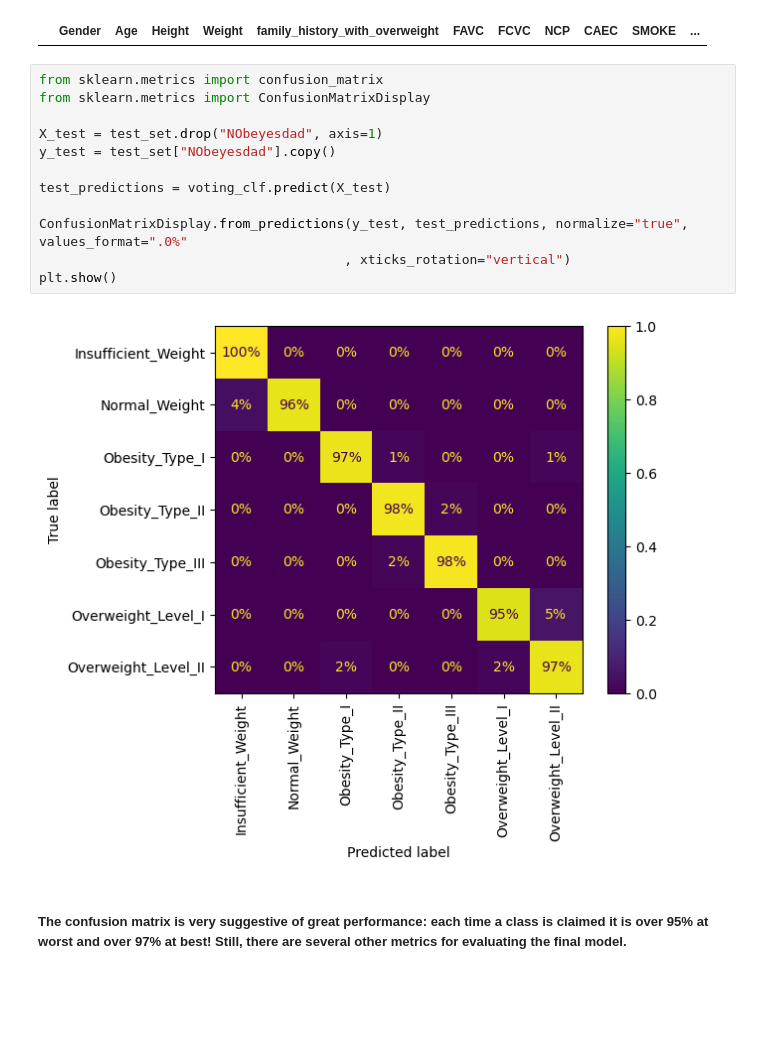
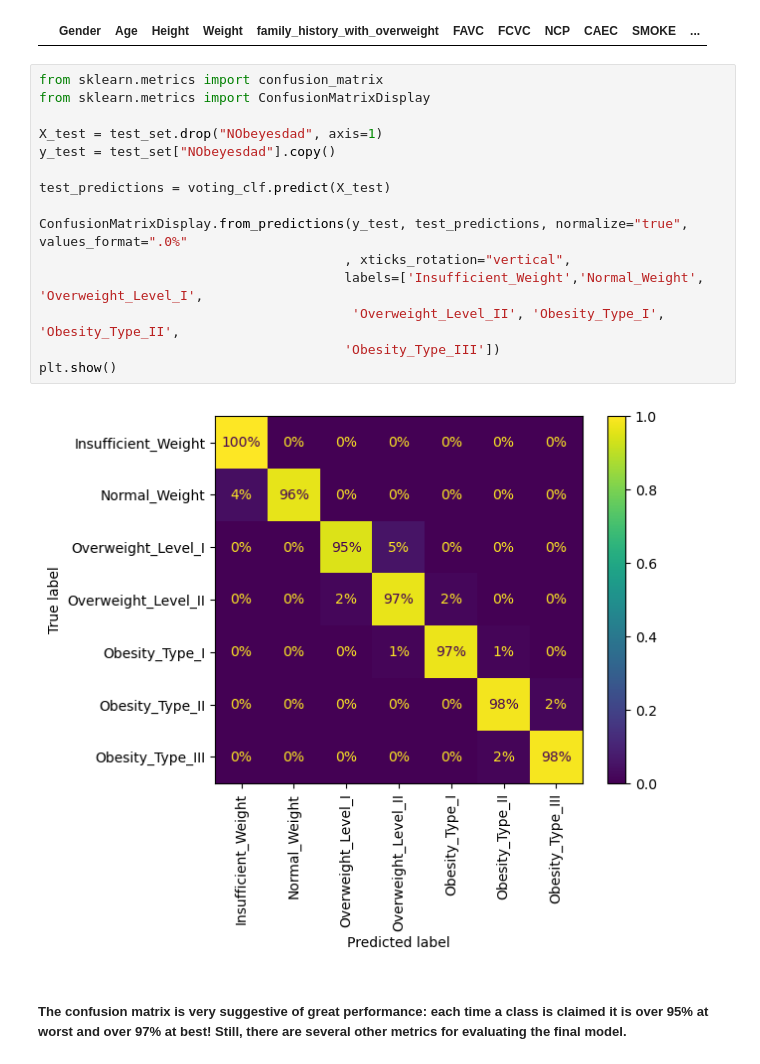
Before and after one commit to JoseAngelMay/ML_Classification_Project_with_Weight_Dataset, a Jupyter notebook: ML_Classification_Project_Weight_Dataset.ipynb, the cells around one changed output. Drawn from its saved outputs; the diff is of its cells as text; blank space fills up the shorter version.

```diff
--- a/ML_Classification_Project_Weight_Dataset.ipynb
+++ b/ML_Classification_Project_Weight_Dataset.ipynb
@@ -529,17 +529,20 @@ test_set.head(0)
 # %%
 from sklearn.metrics import confusion_matrix
 from sklearn.metrics import ConfusionMatrixDisplay
 
 X_test = test_set.drop("NObeyesdad", axis=1)
 y_test = test_set["NObeyesdad"].copy()
 
 test_predictions = voting_clf.predict(X_test)
 
 ConfusionMatrixDisplay.from_predictions(y_test, test_predictions, normalize="true", values_format=".0%"
-                                       , xticks_rotation="vertical")
+                                       , xticks_rotation="vertical",
+                                       labels=['Insufficient_Weight','Normal_Weight', 'Overweight_Level_I',
+                                        'Overweight_Level_II', 'Obesity_Type_I',  'Obesity_Type_II',
+                                       'Obesity_Type_III'])
 plt.show()
 # %% [output]
-[figure, old version]
+[figure, new version]
 # %% [markdown]
 ##### The confusion matrix is very suggestive of great performance: each time a class is claimed it is over 95% at worst and over 97% at best! Still, there are several other metrics for evaluating the final model.
 # %%
```
